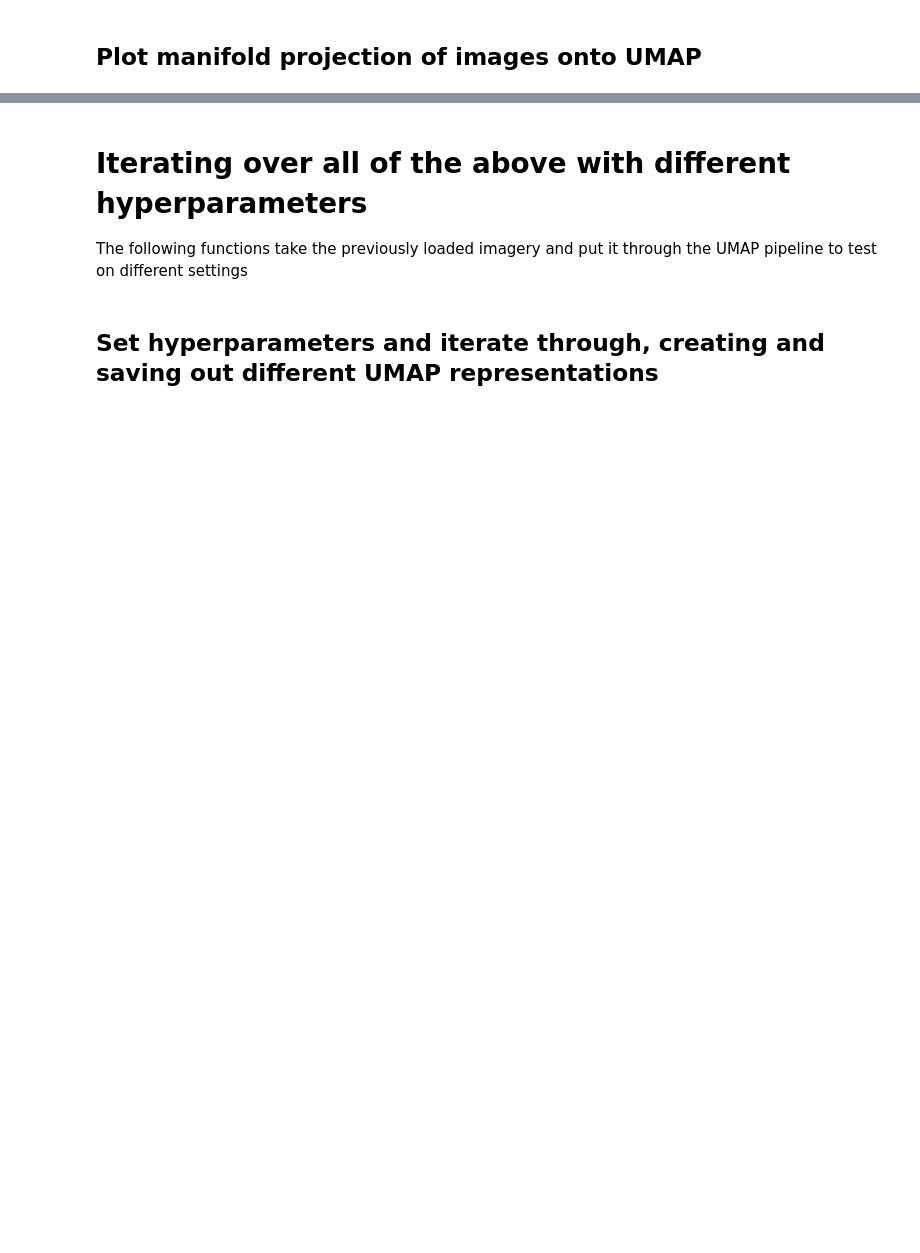
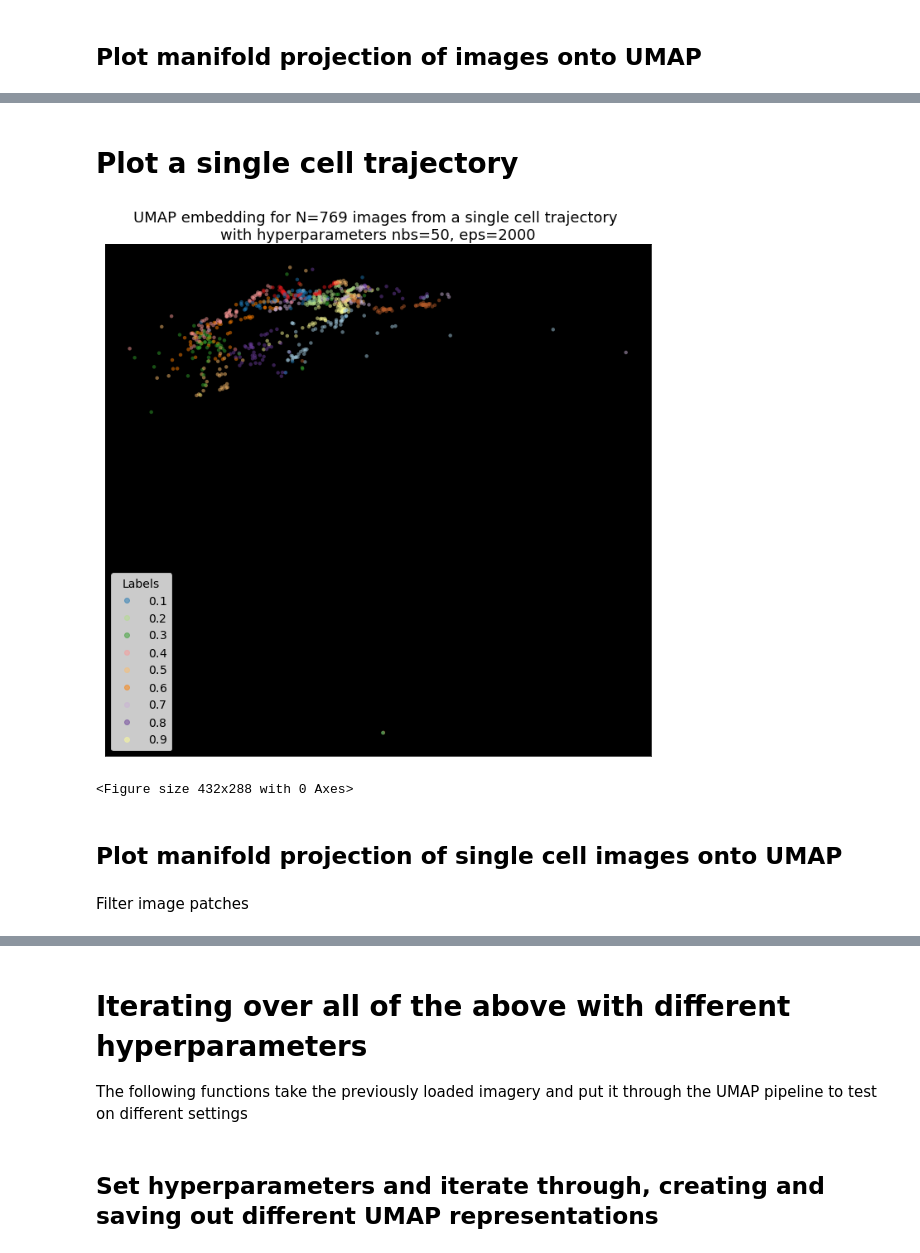
Before and after one commit to nthndy/cell-comp-analysis, a Jupyter notebook: commitment_analysis/UMAP/ResNet_feature_extractor_for_my_data.ipynb, the cells around one changed output, grey strips where cells are left out. Cells and saved outputs as stored; diff of their text form; code cells hidden in the pictures; blank space fills up the shorter version.

```diff
--- a/commitment_analysis/UMAP/ResNet_feature_extractor_for_my_data.ipynb
+++ b/commitment_analysis/UMAP/ResNet_feature_extractor_for_my_data.ipynb
@@ -254,0 +395,2 @@ fn = '/home/nathan/data/analysis_results/UMAP/confocal/trial_output/manifold_pro
+# %%
+single_cell_labels_filtered = [label for i, label in enumerate(time_dep_single_cell_labels) if label > 0]
@@ -254,0 +399,36 @@ fn = '/home/nathan/data/analysis_results/UMAP/confocal/trial_output/manifold_pro
+# %%
+indices = [i for i, label in enumerate(time_dep_single_cell_labels) if label > 0]
+new_embedding_1 = [k for j, k in enumerate(mapper.embedding_[:, 1]) if j in indices]
+new_embedding_0 = [k for j, k in enumerate(mapper.embedding_[:, 0]) if j in indices]
+# %% [markdown]
+# Plot a single cell trajectory
+# %%
+fig, ax = plt.subplots(figsize=(9.5, 9.5))
+scatter = ax.scatter(new_embedding_1,
+                     new_embedding_0,
+                     c=single_cell_labels_filtered,#coarse_labels,
+                     cmap="Paired",
+                     alpha=0.5,
+                     edgecolors="none", s=20, zorder=1)
+
+ax.set_title("UMAP embedding for N={} images from a single cell trajectory \nwith hyperparameters nbs={}, eps={}".format(len(single_cell_labels_filtered),nbs,eps), fontsize=18)
+ax.legend(*scatter.legend_elements(), title="Labels", title_fontsize=14, fontsize=14)
+ax.set_facecolor('k')
+ax.set_axisbelow(True)
+ax.grid(color="0.25", linestyle="--")
+
+plt.gca().axes.get_xaxis().set_visible(False)
+plt.gca().axes.get_yaxis().set_visible(False)
+
+plt.tight_layout()
+plt.show()
+
+fn = '/home/nathan/data/analysis_results/UMAP/kraken/circle_crop/single_cell_plots/manifold_projection_nbs{}_eps{}_{}.png'.format(nbs, eps, time.strftime("%Y%m%d-%H%M%S"))
+plt.savefig(fn, dpi=300, bbox_inches="tight")
+# %% [output]
+[figure, added]
+<Figure size 432x288 with 0 Axes>
+# %% [markdown]
+## Plot manifold projection of single cell images onto UMAP
+# %% [markdown]
+Filter image patches
```
Also changed, not shown: parts of 51 cells of this notebook, 2 other files.
